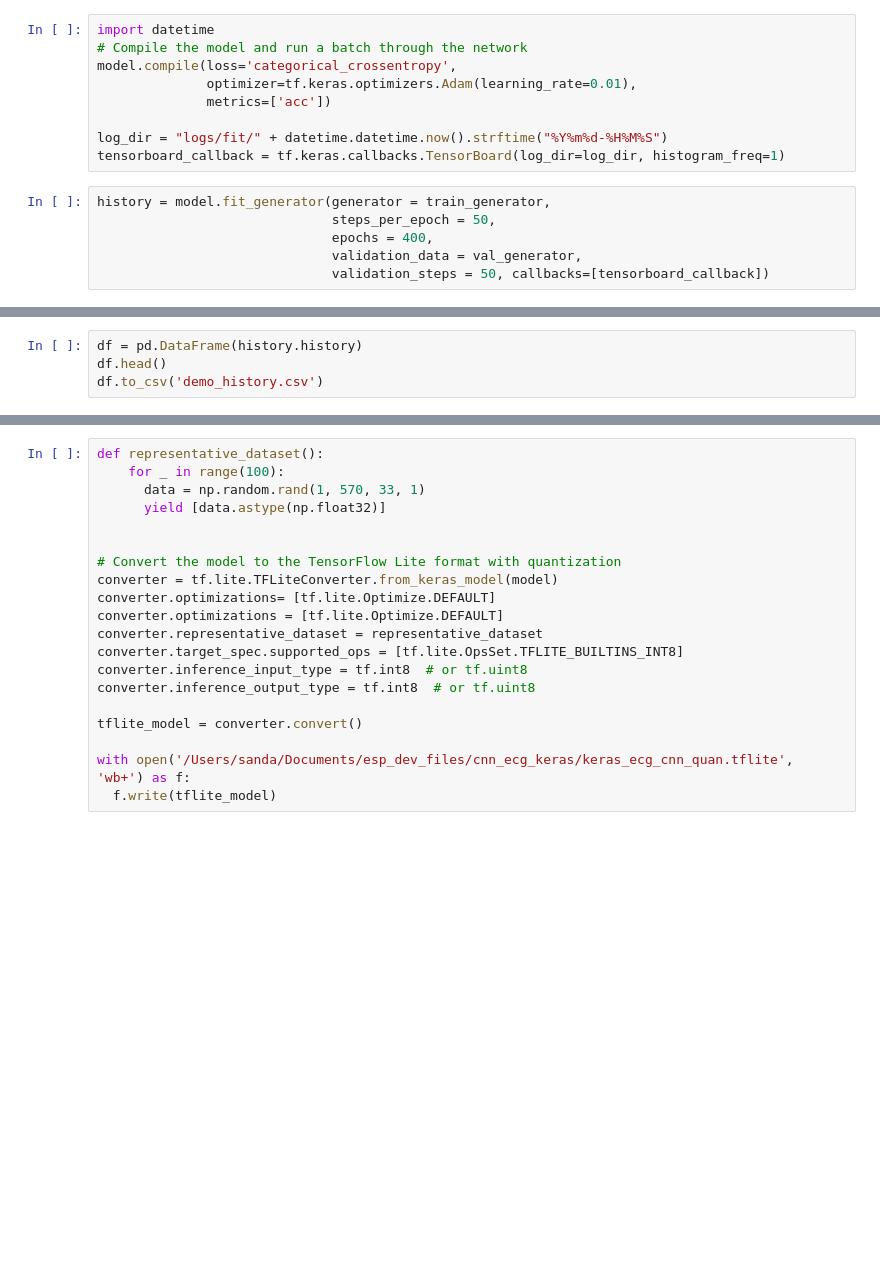
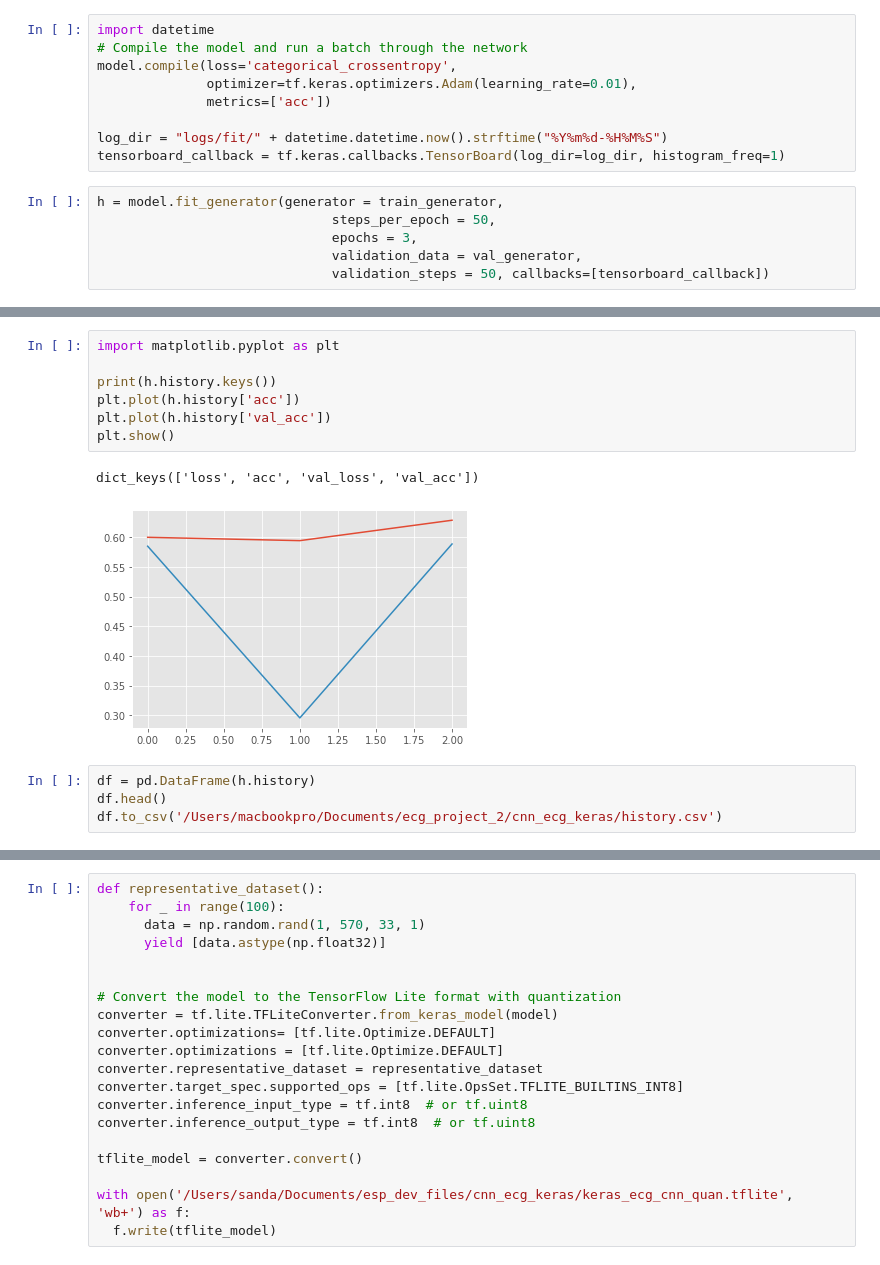
Before and after one commit to Orion1071/ecg_project_2, a Jupyter notebook: cnn_ecg_keras/CNNforECGclassification_model.ipynb, the cells around one changed output, grey strips where cells are left out. Saved outputs shown, nothing was run; the diff lists cells and outputs as text; blank space fills up the shorter version.

```diff
--- a/cnn_ecg_keras/CNNforECGclassification_model.ipynb
+++ b/cnn_ecg_keras/CNNforECGclassification_model.ipynb
@@ -311,9 +328,9 @@ model.compile(loss='categorical_crossentropy',
 log_dir = "logs/fit/" + datetime.datetime.now().strftime("%Y%m%d-%H%M%S")
 tensorboard_callback = tf.keras.callbacks.TensorBoard(log_dir=log_dir, histogram_freq=1)
 # %%
-history = model.fit_generator(generator = train_generator,
+h = model.fit_generator(generator = train_generator,
                               steps_per_epoch = 50,
-                              epochs = 400,
+                              epochs = 3,
                               validation_data = val_generator,
                               validation_steps = 50, callbacks=[tensorboard_callback])
 # %% [output]
@@ -324,4 +343,14 @@ Epoch 2/2
+# %%
+import matplotlib.pyplot as plt
+
+print(h.history.keys())
+plt.plot(h.history['acc'])
+plt.plot(h.history['val_acc'])
+plt.show()
+# %% [output]
+dict_keys(['loss', 'acc', 'val_loss', 'val_acc'])
+[figure, added]
 # %%
-df = pd.DataFrame(history.history)
+df = pd.DataFrame(h.history)
 df.head()
-df.to_csv('demo_history.csv')
+df.to_csv('/Users/macbookpro/Documents/ecg_project_2/cnn_ecg_keras/history.csv')
```
Also changed, not shown: parts of 9 cells of this notebook, 10 other files.
